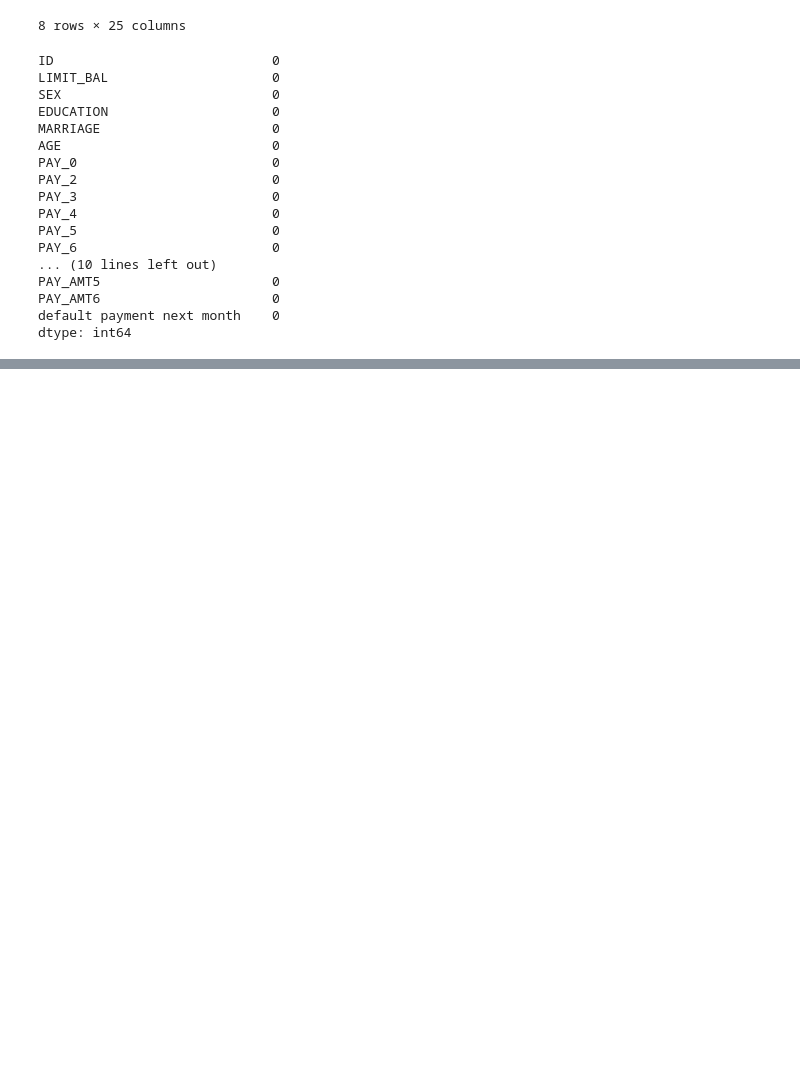
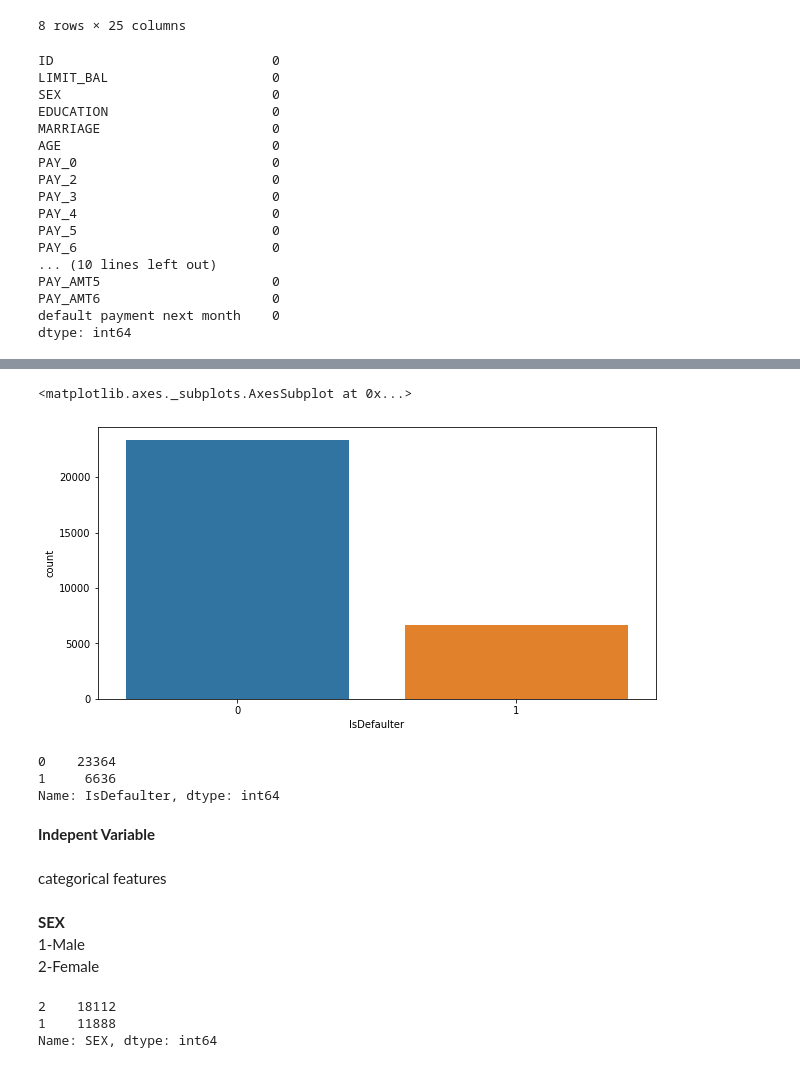
Before and after one commit to Shashankshekharpandey/Default-of-credit-Crad, a Jupyter notebook: Default_of_creditcard.ipynb, the cells around one changed output, grey strips where cells are left out. Cells and saved outputs as stored; diff of their text form; code cells hidden in the pictures; blank space fills up the shorter version.

```diff
--- a/Default_of_creditcard.ipynb
+++ b/Default_of_creditcard.ipynb
@@ -124,0 +135,4 @@ dtype: int64
+# %%
+#renaming for better convinience
+df['IsDefaulter'] =df ['default payment next month']
+df.drop('default payment next month',axis = 1)
@@ -124,0 +153,26 @@ dtype: int64
+# %%
+plt.figure(figsize=(10,5))
+sns.countplot(x='IsDefaulter',data=df)
+# %% [output]
+<matplotlib.axes._subplots.AxesSubplot at 0x...>
+[figure, added]
+# %%
+df['IsDefaulter'].value_counts()
+# %% [output]
+0    23364
+1     6636
+Name: IsDefaulter, dtype: int64
+# %% [markdown]
+**Indepent Variable**
+# %% [markdown]
+categorical features
+# %% [markdown]
+**SEX**<br>
+1-Male<br>
+2-Female<br>
+# %%
+df['SEX'].value_counts()
+# %% [output]
+2    18112
+1    11888
+Name: SEX, dtype: int64
```
Also changed, not shown: parts of 6 cells of this notebook.
